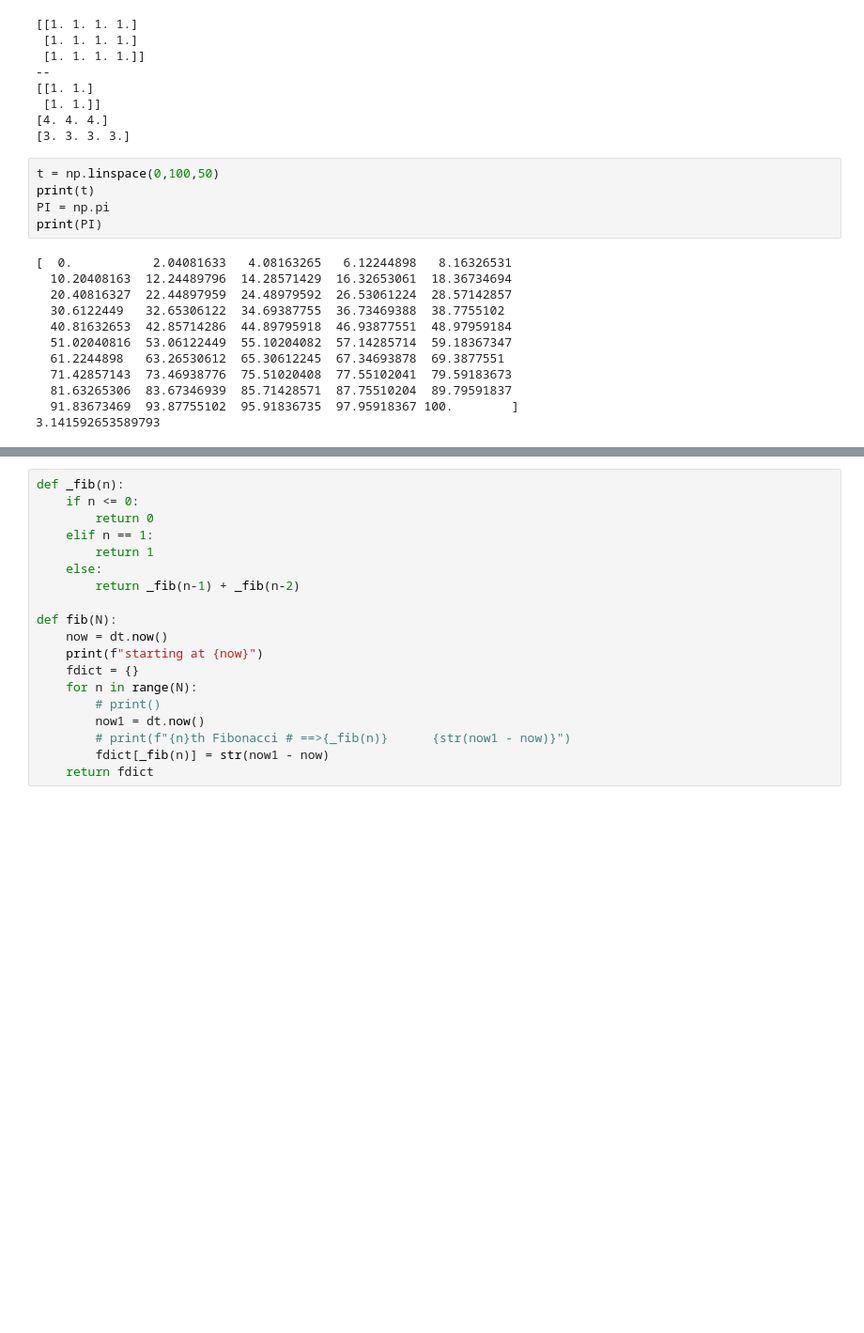
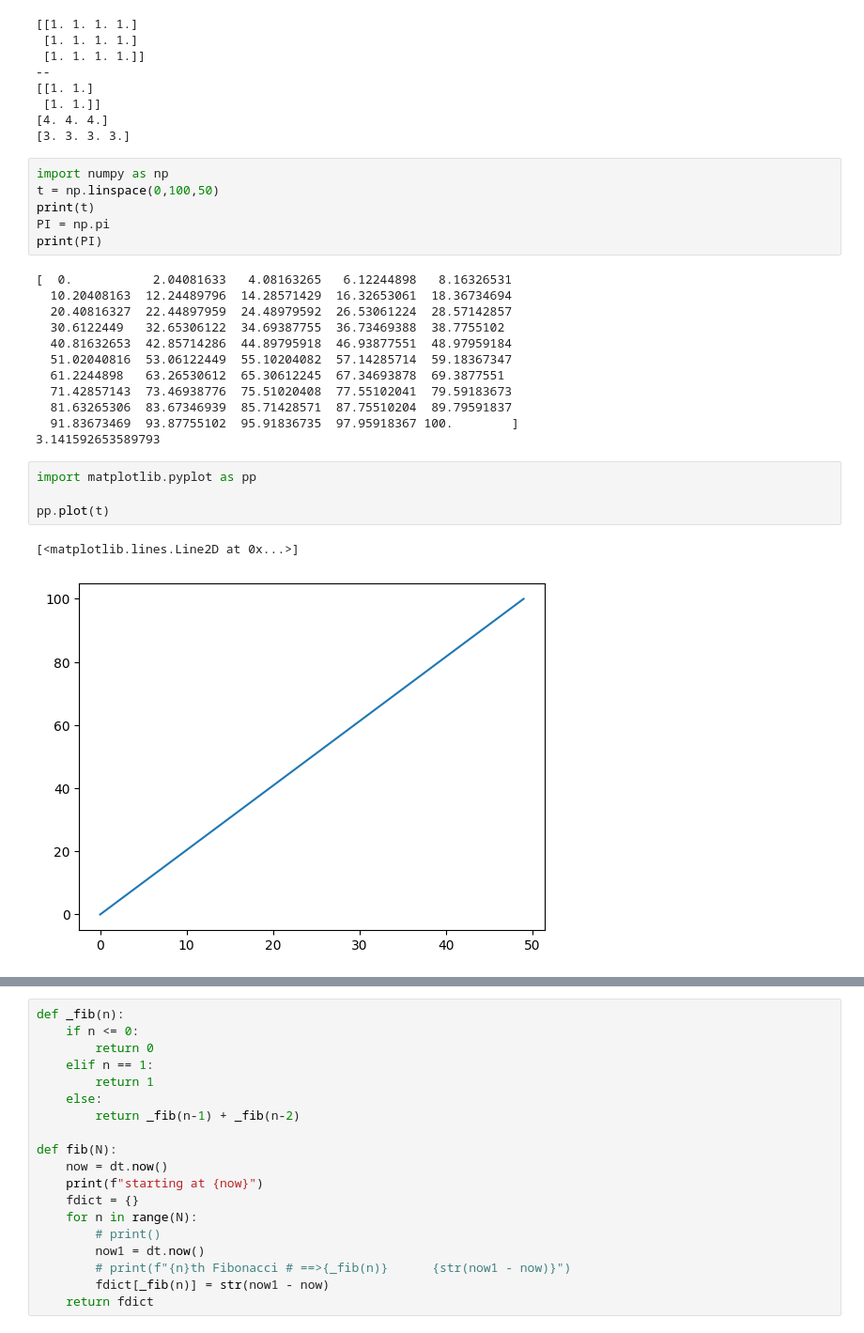
Before and after one commit to AdullaSaiKumar/advPython, a Jupyter notebook: numpy.ipynb, the cells around one changed output, grey strips where cells are left out. Shown: that part at 94% size. Drawn from its saved outputs; the diff is of its cells as text; blank space fills up the shorter version.

```diff
--- a/numpy.ipynb
+++ b/numpy.ipynb
@@ -69,6 +69,7 @@ print(a2.sum(axis=0))
 [4. 4. 4.]
 [3. 3. 3. 3.]
 # %%
+import numpy as np
 t = np.linspace(0,100,50)
 print(t)
 PI = np.pi
@@ -85,6 +86,13 @@ print(PI)
   81.63265306  83.67346939  85.71428571  87.75510204  89.79591837
   91.83673469  93.87755102  95.91836735  97.95918367 100.        ]
 3.141592653589793
+# %%
+import matplotlib.pyplot as pp
+
+pp.plot(t)
+# %% [output]
+[<matplotlib.lines.Line2D at 0x...>]
+[figure, added]
 # %%
 from datetime import datetime  as dt
 print(str(dt.now()))
```
Also changed, not shown: parts of 5 cells of this notebook, 7 other files.
